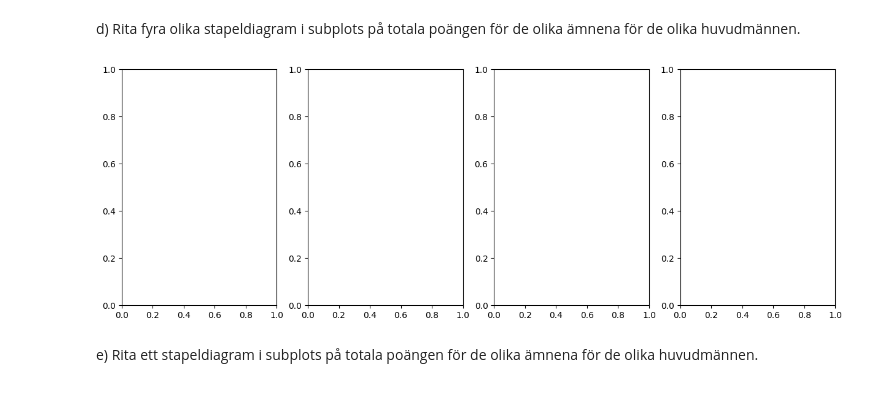
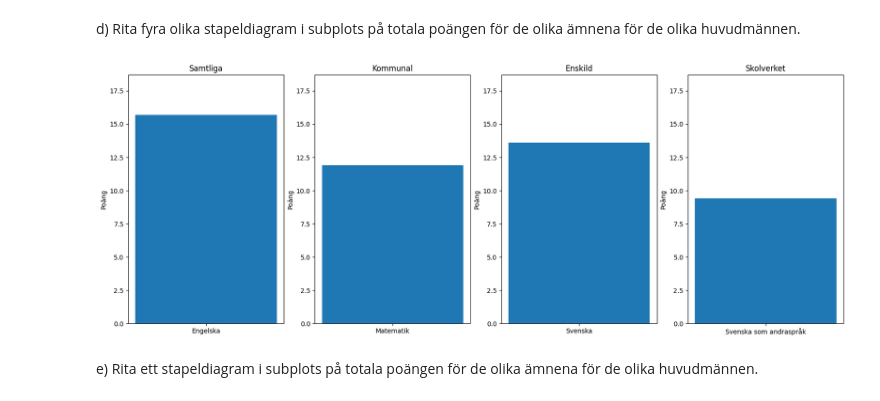
Before and after one commit to Joelholmb/Joel-Holmberg-OPA23, a Jupyter notebook: Labbar/Labb2.ipynb, the cells around one changed output. Saved outputs shown, nothing was run; the diff lists cells and outputs as text; code cells hidden in the pictures.

```diff
--- a/Labbar/Labb2.ipynb
+++ b/Labbar/Labb2.ipynb
@@ -68,12 +68,20 @@ plt.show()
 # %% [markdown]
 d) Rita fyra olika stapeldiagram i subplots på totala poängen för de olika ämnena för de olika huvudmännen.
-# %%
-# Skapar en figur och subplots
-fig, axs = plt.subplots(1, 4, figsize=(15, 5))  # Skapar 1 rad med 4 kolumner av subplots
-
-plt.show()
-# %% [output]
-[figure, removed]
+# %%
+# Skapar en figur och subplots
+fig, axs = plt.subplots(1, 4, figsize=(20, 7))  # Skapar 1 rad med 4 kolumner av subplots
+huvudmän = ['Samtliga', 'Kommunal', 'Enskild', 'Skolverket']
+
+# stapeldiagram i varje subplot
+for i in range(4): # 4 pga att vi har fyra ämnen vi ska loopa igenom
+    axs[i].bar(subjects[i], points[i])
+    axs[i].set_title(huvudmän[i])
+    axs[i].set_ylim(0, max(points) + 3)  # Sätter en övre gräns för y-axeln för att kunna jämföra bättre
+    axs[i].set_ylabel('Poäng')
+
+plt.show()
+# %% [output]
+[figure, added]
 # %% [markdown]
 e) Rita ett stapeldiagram i subplots på totala poängen för de olika ämnena för de olika huvudmännen.
 # %% [markdown]
```
Also changed, not shown: parts of 1 cell of this notebook.
